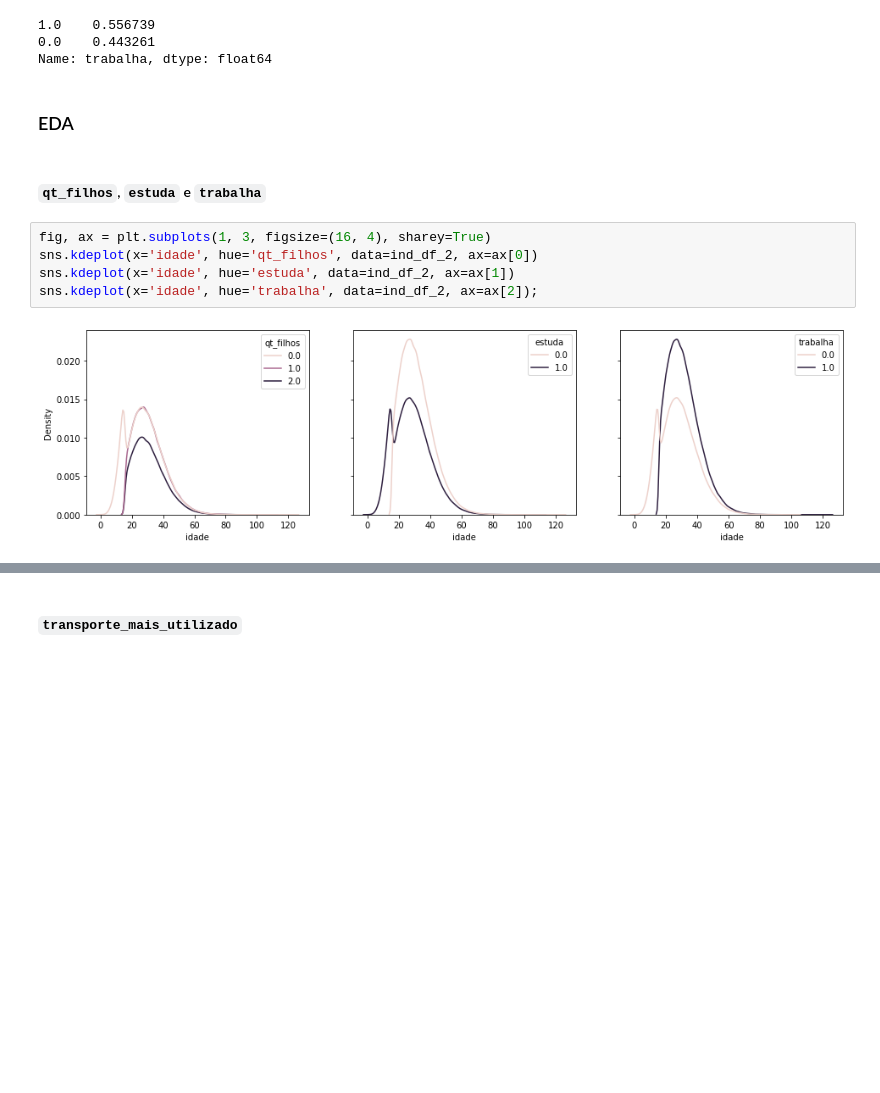
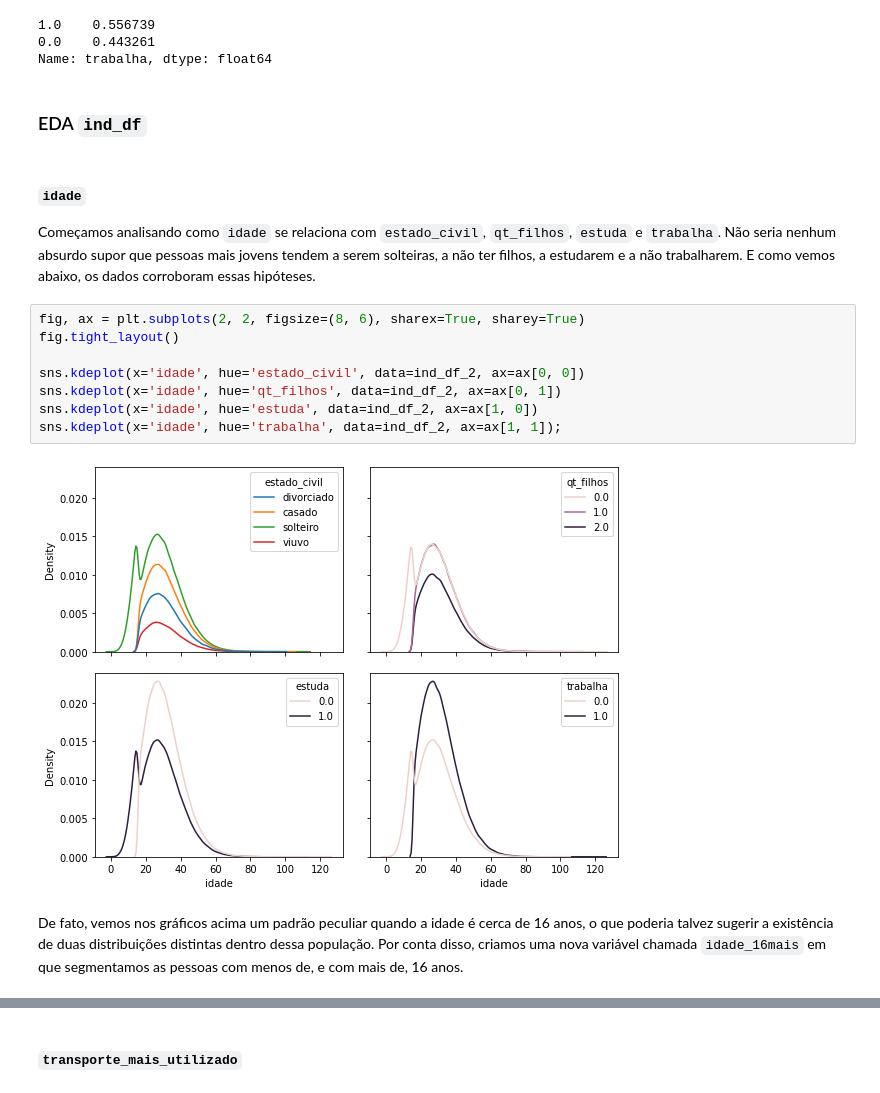
Before and after one commit to jeffc00/case_neoway, a Jupyter notebook: notebooks/case_neoway.ipynb, the cells around one changed output, grey strips where cells are left out. Cells and saved outputs as stored; diff of their text form; blank space fills up the shorter version.

```diff
--- a/notebooks/case_neoway.ipynb
+++ b/notebooks/case_neoway.ipynb
@@ -551,13 +553,20 @@ ind_df_2['trabalha'].value_counts(normalize=True)
 0.0    0.443261
 Name: trabalha, dtype: float64
 # %% [markdown]
-### EDA
+### EDA `ind_df`
 # %% [markdown]
-#### `qt_filhos`, `estuda` e `trabalha`
+#### `idade`
+
+Começamos analisando como `idade` se relaciona com `estado_civil`, `qt_filhos`, `estuda` e `trabalha`. Não seria nenhum absurdo supor que pessoas mais jovens tendem a serem solteiras, a não ter filhos, a estudarem e a não trabalharem. E como vemos abaixo, os dados corroboram essas hipóteses.
 # %%
-fig, ax = plt.subplots(1, 3, figsize=(16, 4), sharey=True)
-sns.kdeplot(x='idade', hue='qt_filhos', data=ind_df_2, ax=ax[0])
-sns.kdeplot(x='idade', hue='estuda', data=ind_df_2, ax=ax[1])
-sns.kdeplot(x='idade', hue='trabalha', data=ind_df_2, ax=ax[2]);
+fig, ax = plt.subplots(2, 2, figsize=(8, 6), sharex=True, sharey=True)
+fig.tight_layout()
+
+sns.kdeplot(x='idade', hue='estado_civil', data=ind_df_2, ax=ax[0, 0])
+sns.kdeplot(x='idade', hue='qt_filhos', data=ind_df_2, ax=ax[0, 1])
+sns.kdeplot(x='idade', hue='estuda', data=ind_df_2, ax=ax[1, 0])
+sns.kdeplot(x='idade', hue='trabalha', data=ind_df_2, ax=ax[1, 1]);
 # %% [output]
-[figure, old version]
+[figure, new version]
+# %% [markdown]
+De fato, vemos nos gráficos acima um padrão peculiar quando a idade é cerca de 16 anos, o que poderia talvez sugerir a existência de duas distribuições distintas dentro dessa população. Por conta disso, criamos uma nova variável chamada `idade_16mais` em que segmentamos as pessoas com menos de, e com mais de, 16 anos.
```
Also changed, not shown: parts of 86 cells of this notebook.
